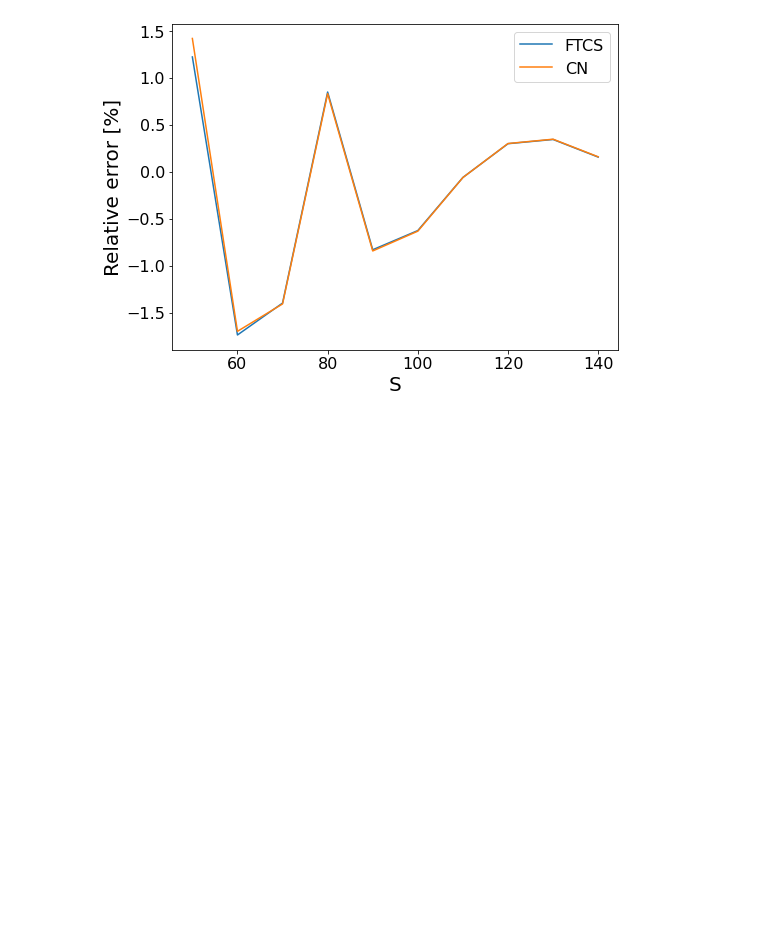
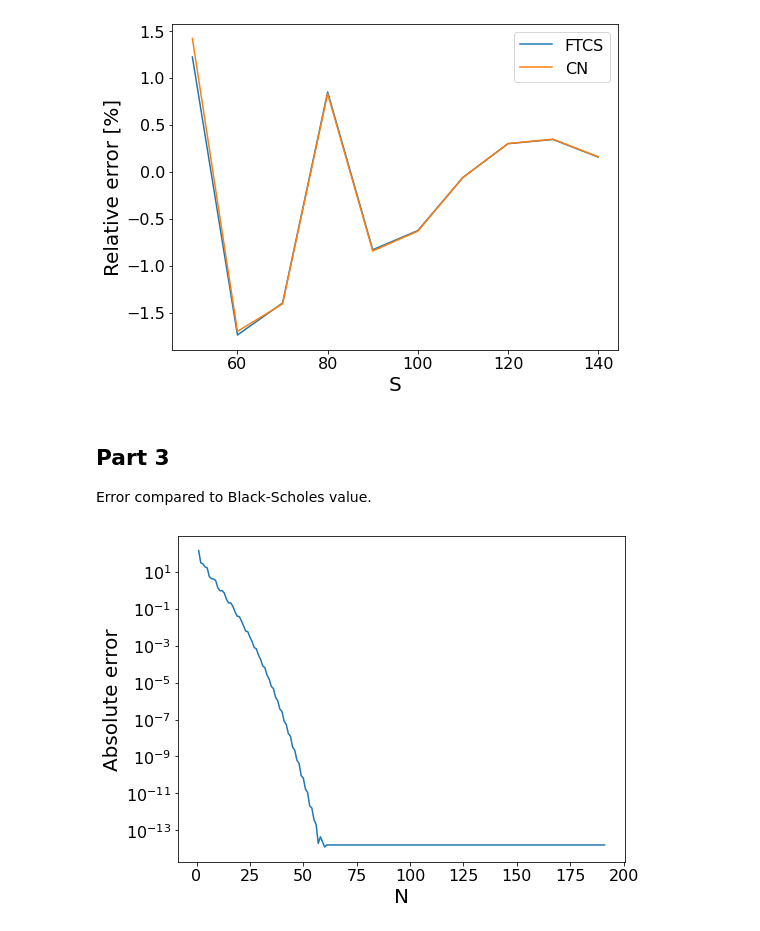
Before and after one commit to sanderbroos/Computational-Finance, a Jupyter notebook: Set 3/set3.ipynb, the cells around one changed output. Drawn from its saved outputs; the diff is of its cells as text; code cells hidden in the pictures; blank space fills up the shorter version.

```diff
--- a/Set 3/set3.ipynb
+++ b/Set 3/set3.ipynb
@@ -131,3 +131,30 @@ plt.legend()
 plt.show()
 # %% [output]
 [figure]
+# %% [markdown]
+## Part 3
+
+Error compared to Black-Scholes value.
+# %%
+from COS import COS_euro_call
+
+cos_model = COS_euro_call(S0=100, K=99, r=0.06, T=1, vol=0.2)
+BS_value = cos_model.black_scholes()
+N_values = range(1, 192)
+COS_prices = []
+
+for N in N_values:
+    COS_prices.append(cos_model.V(N))
+
+plt.yscale('log')
+plt.plot(N_values, np.abs(np.array(COS_prices) - BS_value))
+plt.ylabel("Absolute error")
+plt.xlabel("N")
+plt.show()
+
+# TODO questions to ask:
+    # what does IIIB refer to in the question? Can I just use these parameters?
+    # why x-a in the exponent of F() instead of -a?
+    # why increase N beyond 64 if it makes no difference
+# %% [output]
+[figure, added]
```
Also changed, not shown: 1 other file.
